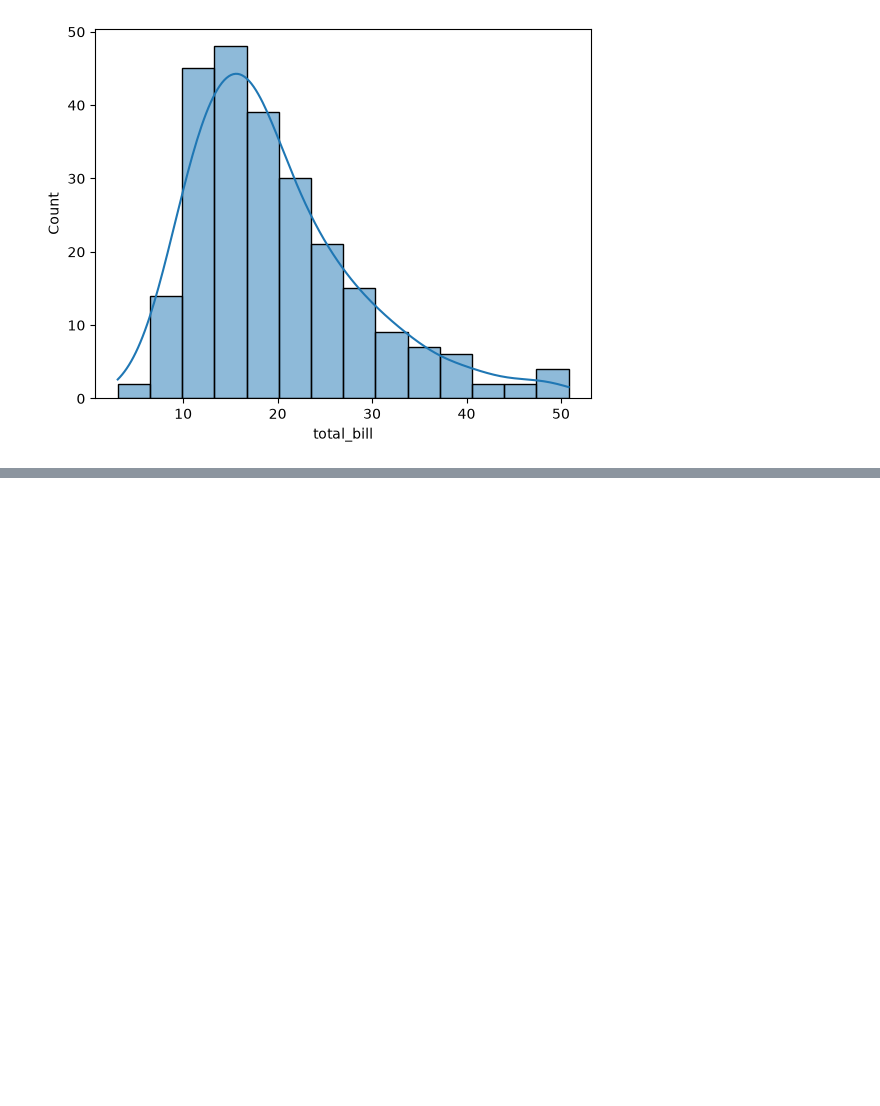
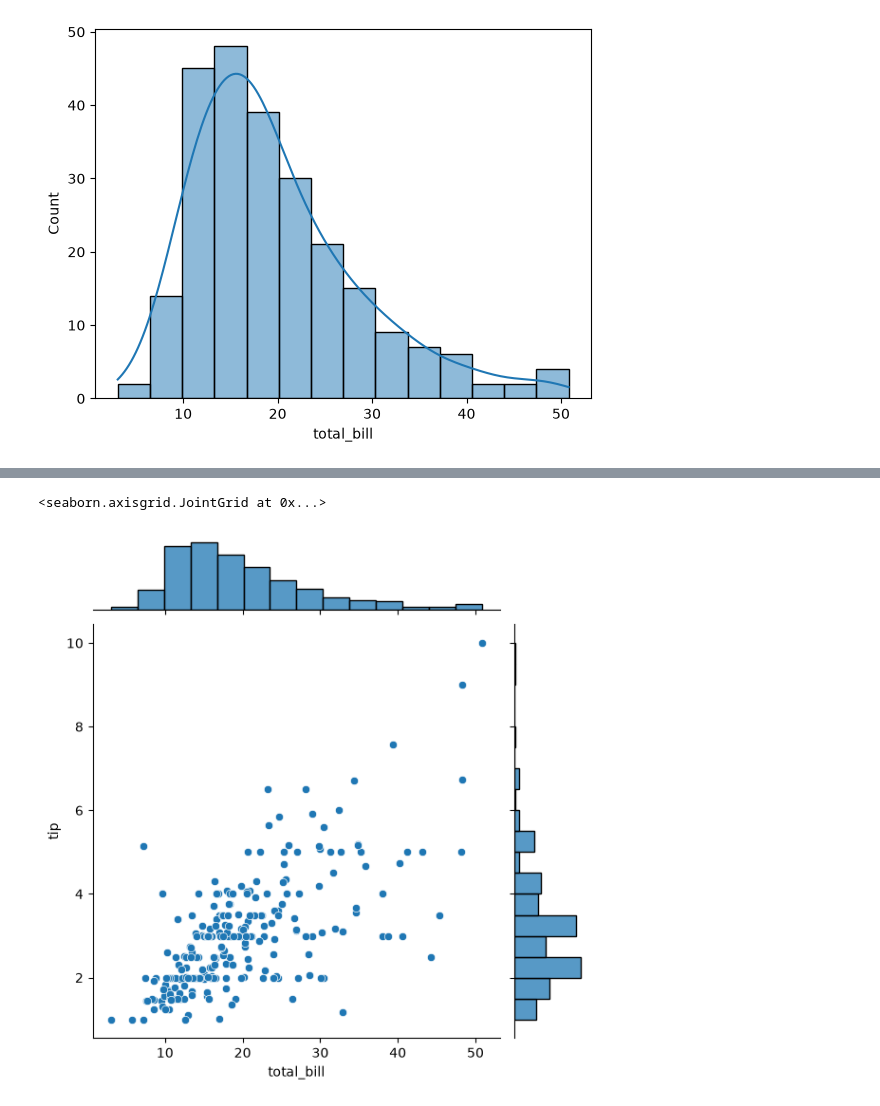
Before and after one commit to jihad-islam/Learning-ML, a Jupyter notebook: 5.Seaborn/1.intro.ipynb, the cells around one changed output, grey strips where cells are left out. Cells and saved outputs as stored; diff of their text form; code cells hidden in the pictures; blank space fills up the shorter version.

```diff
--- a/5.Seaborn/1.intro.ipynb
+++ b/5.Seaborn/1.intro.ipynb
@@ -83,0 +150,7 @@ sns.histplot(data= data, x = 'total_bill', kde = True) # kde means kernel densit
+# %%
+# total_bill and tip ei dutia column er moddhe relation dekhbo
+
+sns.jointplot(data = data, x = 'total_bill', y = 'tip', kind = 'scatter') # default kind = scatter
+# %% [output]
+<seaborn.axisgrid.JointGrid at 0x...>
+[figure, added]
```
Also changed, not shown: parts of 9 cells of this notebook.
